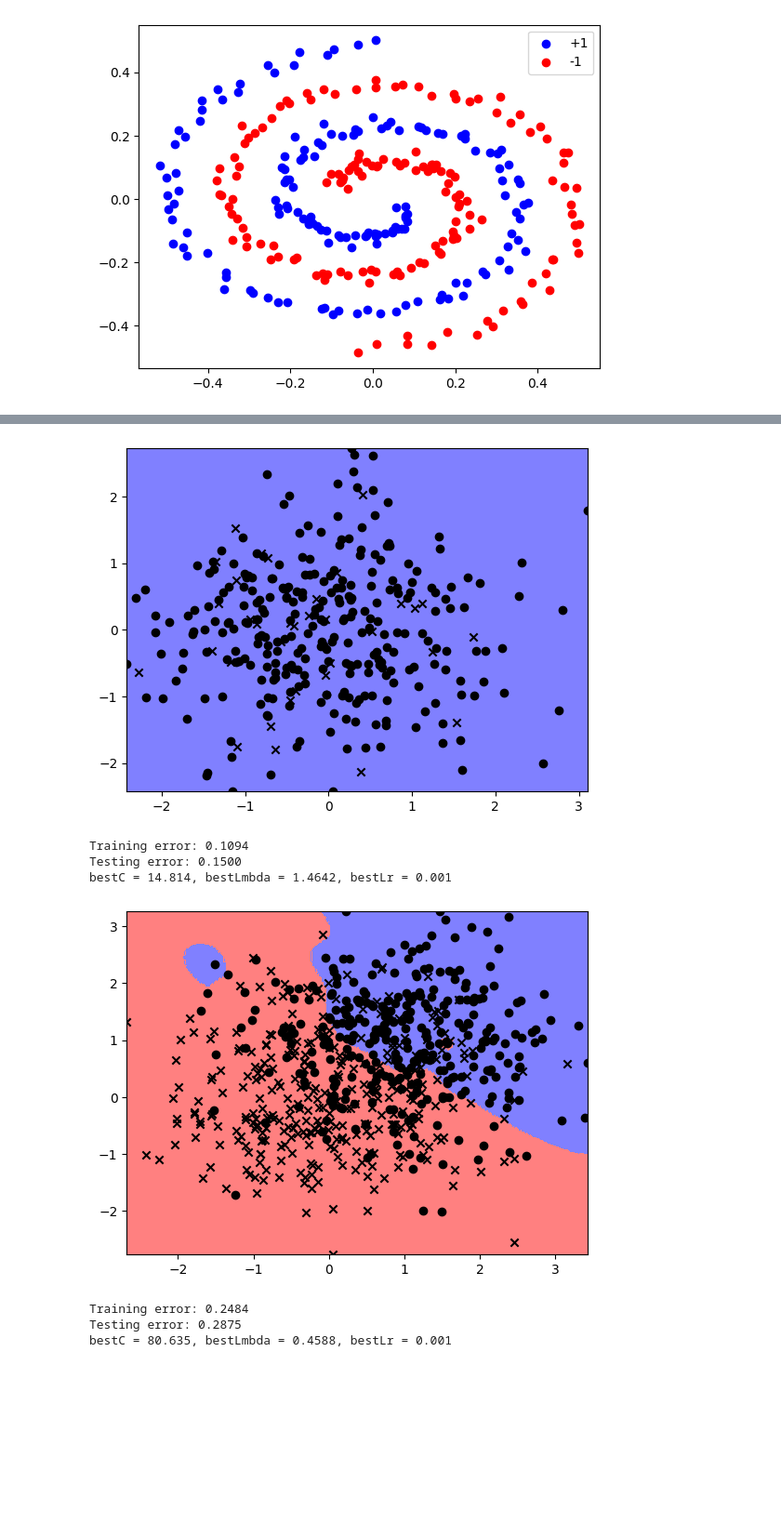
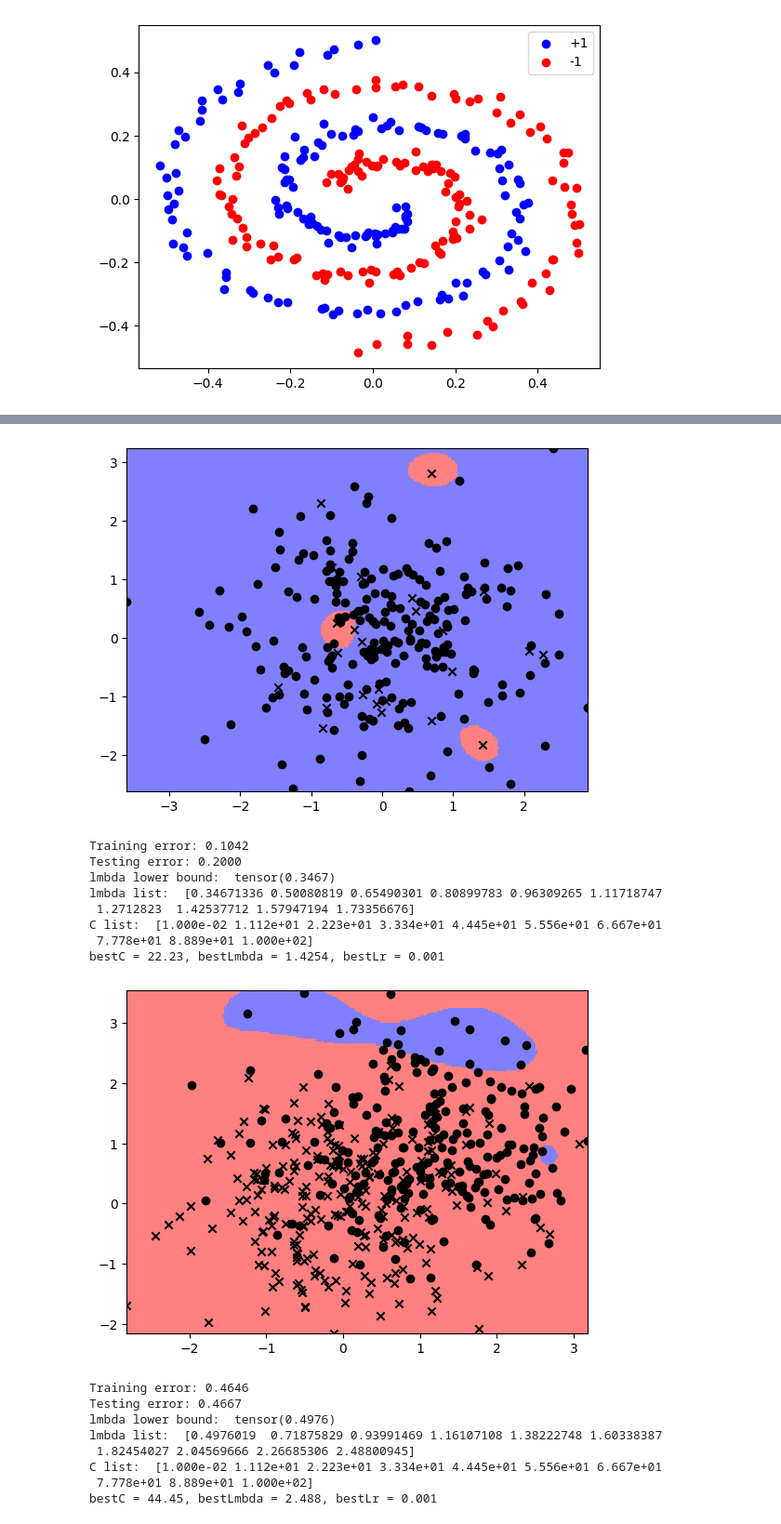
Before and after one commit to eirikbaekkelund/Applied-ML, a Jupyter notebook: cw2/cw2.ipynb, the cells around one changed output, grey strips where cells are left out. Shown at 93% size. Drawn from its saved outputs; the diff is of its cells as text; code cells hidden in the pictures; blank space fills up the shorter version.

Commit message:
fixed return of autosvm

```diff
--- a/cw2/cw2.ipynb
+++ b/cw2/cw2.ipynb
@@ -196,5 +278,5 @@ Training error: 44.7%
 # %%
-def computeK(kernel_type, X, Z, kpar=0):
+def computeK(kernel_type, X, Z, kpar=0.05):
     """
     function K = computeK(kernel_type, X, Z)
     computes a matrix K such that Kij=k(x,z);
@@ -222,8 +304,7 @@ def computeK(kernel_type, X, Z, kpar=0):
     if kernel_type == 'linear':
         return enforce_positive_definite(torch.matmul(X, Z.T))
     elif kernel_type == 'rbf':
-        return torch.exp(-kpar*l2distance(X, Z))
-        # return torch.exp(-kpar*torch.pow(l2distance(X, Z), 2))
+        return enforce_positive_definite(torch.exp(-kpar*torch.pow(l2distance(X, Z), 2)))
     else:
         return enforce_positive_definite(torch.pow(torch.matmul(X, Z.T) + 1, kpar))
 # %%
@@ -433,31 +577,35 @@ def cross_validation(xTr,yTr,xValid,yValid,ktype,CList,lmbdaList,lr_List):
-# %%
-xTr,yTr,xValid,yValid=spiraldata(100)
-CList=(2.0**np.linspace(-1,10,10))
-lmbdaList=(np.linspace(0.1,10,10))
-lrList=(np.linspace(0.001,0.1,5))
-
-bestC,bestLmbda,bestLr,ErrorMatrix = cross_validation(xTr,yTr,xValid,yValid,
-                                                      'rbf',CList,lmbdaList,
-                                                      lrList)
 # %%
 def autosvm(xTr,yTr):
     """
     svmclassify = autosvm(xTr,yTr), where yTe = svmclassify(xTe)
     """
-    x_train, x_test, y_train, y_test = train_test_split(xTr, yTr)
-    lmbda_lower_bound = lower_bound_lmbad_rbf(x_train)
-    CList=(2.0**np.linspace(-1,10,10))
-    lmbdaList=(np.linspace(lmbda_lower_bound,lmbda_lower_bound + 200,10))
-    lrList=(np.linspace(0.001,0.1,5))
-    bestC, bestLmbda, bestLr,  _ = cross_validation(x_train,y_train,x_test,y_test,'rbf', CList, lmbdaList, lrList)
+    xTr_copy = xTr.clone()
+    xTr_copy = standardize_X(xTr_copy)
+
+    lmbda_lower = lmbda_bound_rbf(xTr_copy)
+
+    print('lmbda lower bound: ', lmbda_lower)
+
+    lmbdaList=( np.linspace(lmbda_lower, 5*lmbda_lower,10) )
+    CList = ( np.linspace(0.01, 100, 10) )
+
+    print('lmbda list: ', lmbdaList)
+    print('C list: ', CList)
+
+    # get c list to be reciprocal of lmbda list
+    lrList=(np.linspace(0.001,0,1,3))
+
+    bestLmbda, bestC, bestLr = efficient_grid_search(xTr, yTr, lmbdaList, CList, lrList)
+
 
     print(f"bestC = {round(bestC,3)}, bestLmbda = {round(bestLmbda,4)}, bestLr = {round(bestLr,3)}")
 
-    return dualSVM(xTr, yTr, kernel_type='rbf', num_epochs=1000, C=bestC, lmbda=bestLmbda, lr=bestLr)
+    return standardized_dualSVM(xTr, yTr, kernel_type='rbf', num_epochs=1000, C=bestC, lmbda=bestLmbda, lr=bestLr)
 # %%
 for data_func in [generate_spiral_data, generate_imbalanced_data, generate_noisy_data, generate_block_data]:
-    X, y = data_func(400)
+    X, y = data_func(300)
     x_train, x_test, y_train, y_test = train_test_split(X, y)
+
     svmclassify=autosvm(x_train,y_train)
     visclassifier.visclassifier(svmclassify,x_train,y_train)
     predsTr=svmclassify(x_train)
@@ -475,8 +633,18 @@ bestC = 0.5, bestLmbda = 1.5386, bestLr = 0.001
-[figure, old version]
+[figure, new version]
-Training error: 0.1094
-Testing error: 0.1500
-bestC = 14.814, bestLmbda = 1.4642, bestLr = 0.001
+Training error: 0.1042
+Testing error: 0.2000
+lmbda lower bound:  tensor(0.3467)
+lmbda list:  [0.34671336 0.50080819 0.65490301 0.80899783 0.96309265 1.11718747
+ 1.2712823  1.42537712 1.57947194 1.73356676]
+C list:  [1.000e-02 1.112e+01 2.223e+01 3.334e+01 4.445e+01 5.556e+01 6.667e+01
+ 7.778e+01 8.889e+01 1.000e+02]
+bestC = 22.23, bestLmbda = 1.4254, bestLr = 0.001
-[figure, old version]
+[figure, new version]
-Training error: 0.2484
-Testing error: 0.2875
-bestC = 80.635, bestLmbda = 0.4588, bestLr = 0.001
+Training error: 0.4646
+Testing error: 0.4667
+lmbda lower bound:  tensor(0.4976)
+lmbda list:  [0.4976019  0.71875829 0.93991469 1.16107108 1.38222748 1.60338387
+ 1.82454027 2.04569666 2.26685306 2.48800945]
+C list:  [1.000e-02 1.112e+01 2.223e+01 3.334e+01 4.445e+01 5.556e+01 6.667e+01
+ 7.778e+01 8.889e+01 1.000e+02]
+bestC = 44.45, bestLmbda = 2.488, bestLr = 0.001
```
Also changed, not shown: parts of 21 cells of this notebook.
